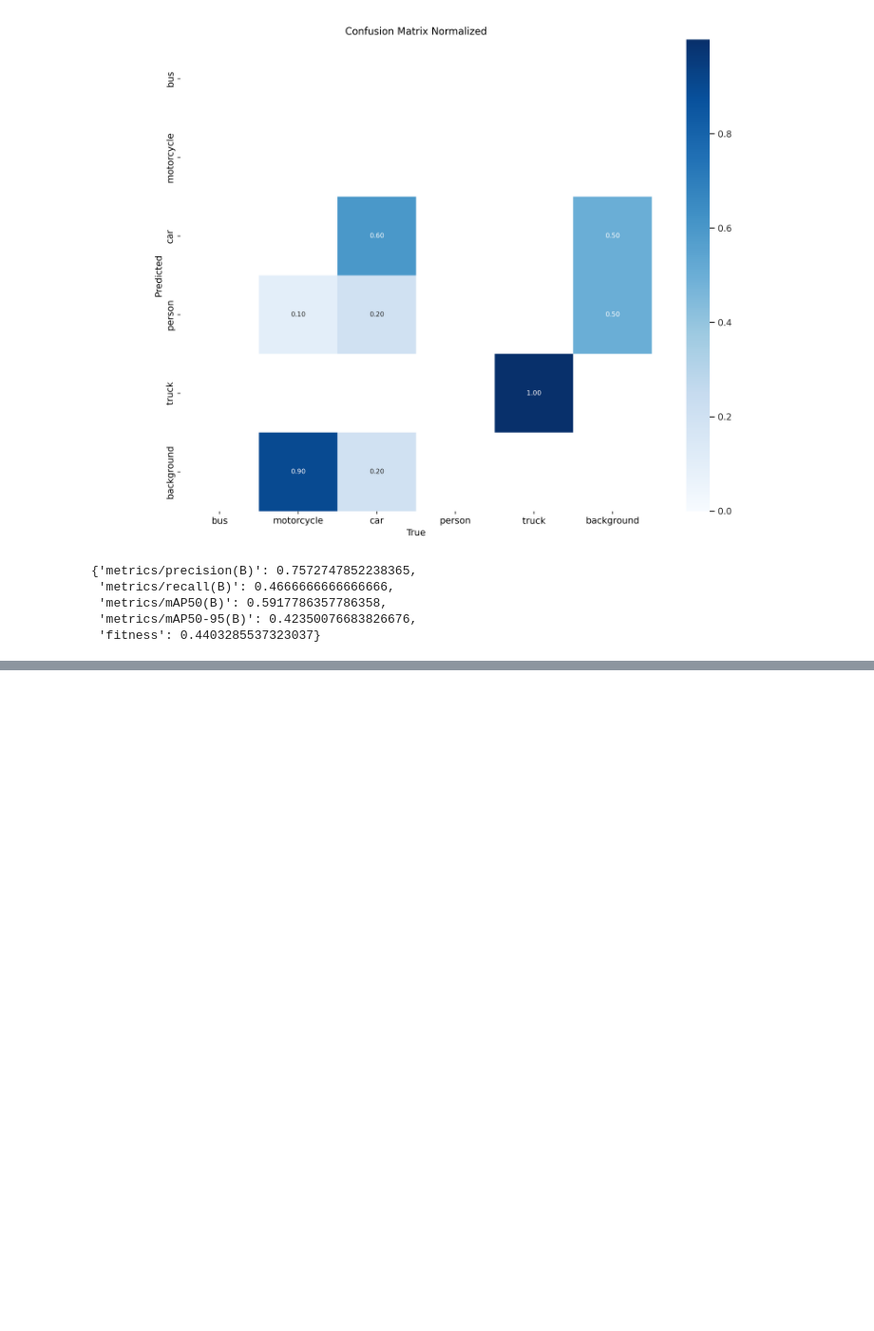
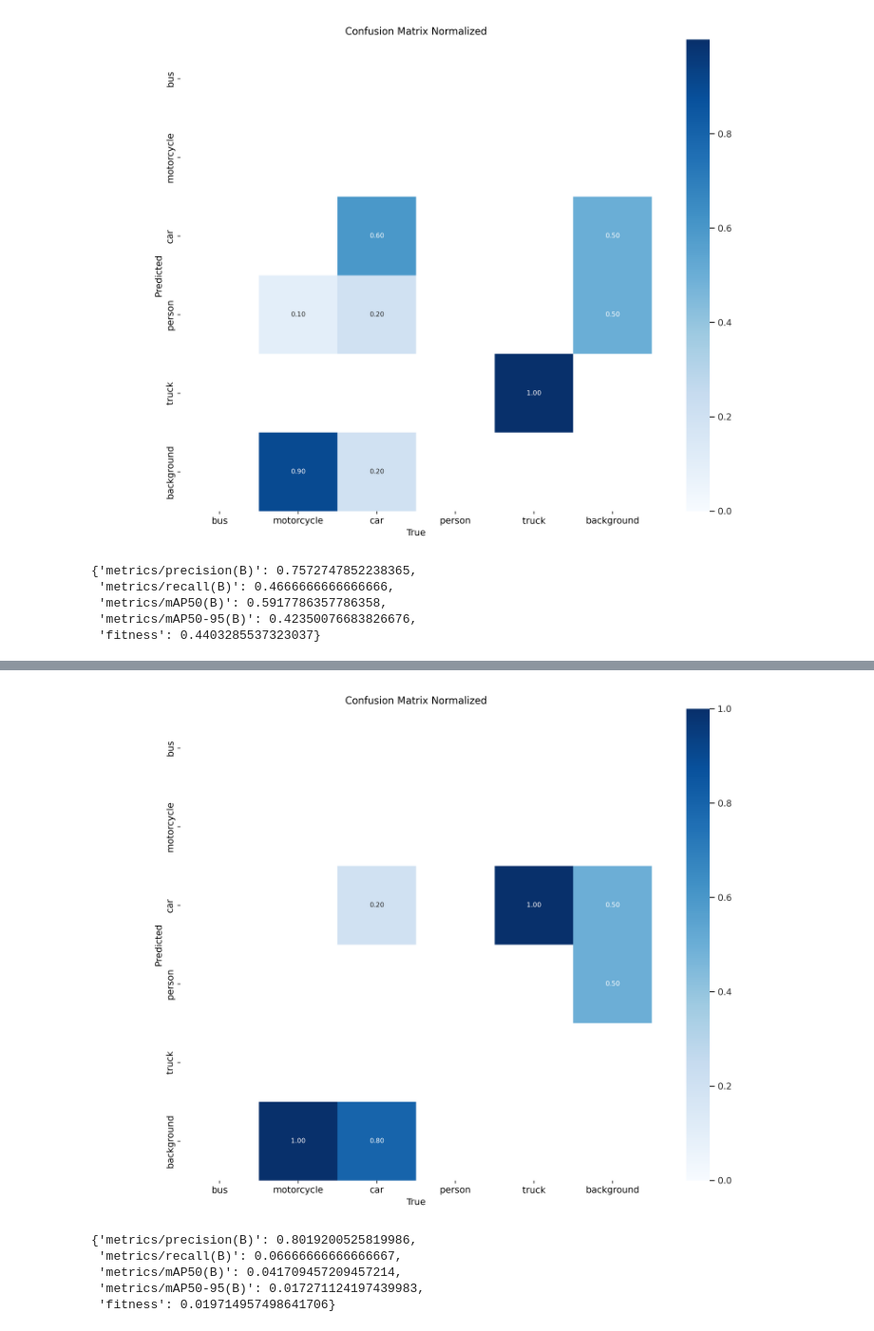
Before and after one commit to g1y5x3/fisheye_challenge, a Jupyter notebook: inspect_results.ipynb, the cells around one changed output, grey strips where cells are left out. Shown at 95% size. Drawn from its saved outputs; the diff is of its cells as text; code cells hidden in the pictures; blank space fills up the shorter version.

```diff
--- a/inspect_results.ipynb
+++ b/inspect_results.ipynb
@@ -97,0 +146,37 @@ fisheye_eval.get_stats()
+# %%
+from utils import FisheyeDetectionValidator
+from ultralytics.utils import ops
+
+class_name = {0: 'bus', 1: 'motorcycle', 2: 'car', 3: 'person', 4: 'truck'}
+fisheye_eval = FisheyeDetectionValidator()
+fisheye_eval.init_metrics(class_name)
+# %%
+# get ground truth
+bboxes = np.array([gt["bbox"] for gt in gt_ann if gt["image_id"] == 42237])
+bboxes = ops.ltwh2xyxy(bboxes)
+cls = np.array([gt["category_id"] for gt in gt_ann if gt["image_id"] == 42237])
+gt_array = torch.tensor(np.concatenate((bboxes, cls[:, np.newaxis]), axis=1))
+
+# get predictions
+bboxes = np.array([pred["bbox"] for pred in preds if pred["image_id"] == idx])
+bboxes = ops.ltwh2xyxy(bboxes)
+confs = np.array([pred["score"] for pred in preds if pred["image_id"] == idx])
+cls_convert = {0:3, 2:2, 3:1, 5:0, 7:4}  # only need this with raw model trained with coco
+cls = np.array([cls_convert[pred["category_id"]] for pred in preds if pred["image_id"] == idx])
+pred_array = torch.tensor(np.concatenate((bboxes, confs[:, np.newaxis], cls[:, np.newaxis]), axis=1))
+# %%
+fisheye_eval.update_metrics([pred_array], [gt_array])
+# %%
+# confusion matrix was calculated based on boxes with >0.25 conf
+fisheye_eval.confusion_matrix.plot(save_dir="results", names=tuple(class_name.values()))
+Image.open("results/confusion_matrix_normalized.png")
+# %% [output]
+[figure, added]
+# %%
+fisheye_eval.get_stats()
+# %% [output]
+{'metrics/precision(B)': 0.8019200525819986,
+ 'metrics/recall(B)': 0.06666666666666667,
+ 'metrics/mAP50(B)': 0.041709457209457214,
+ 'metrics/mAP50-95(B)': 0.017271124197439983,
+ 'fitness': 0.019714957498641706}
```
Also changed, not shown: parts of 9 cells of this notebook, 2 other files.
